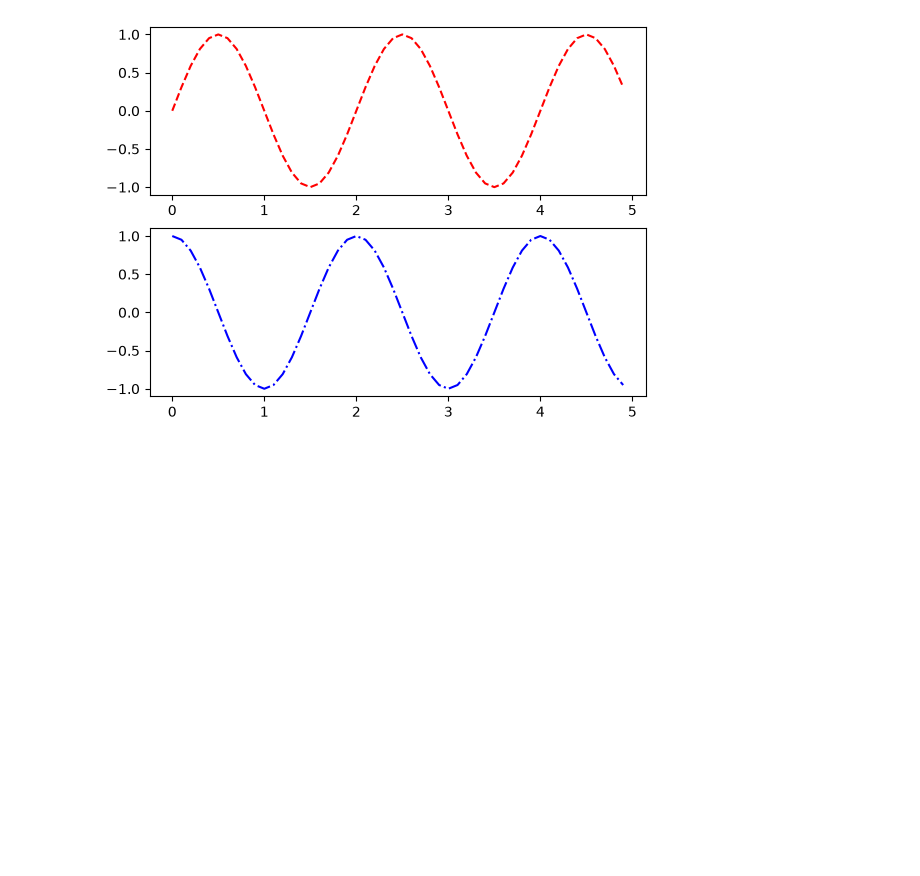
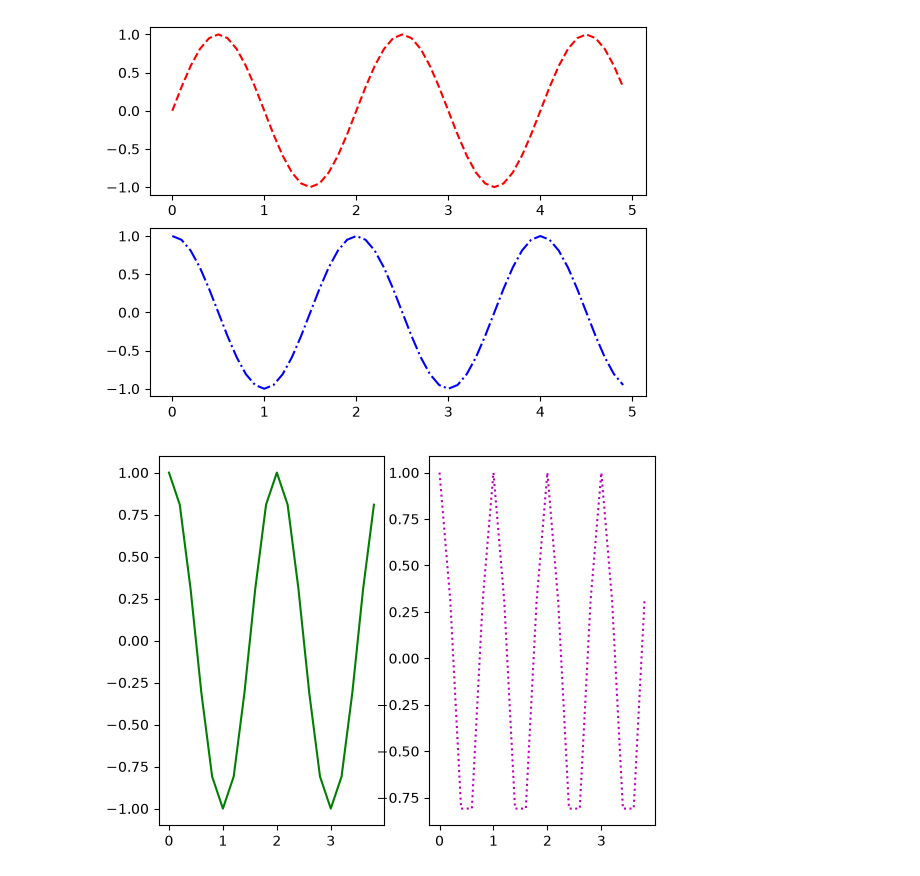
Before and after one commit to roberthsu2003/__2026_05_09_chihlee_python__, a Jupyter notebook: 06_27/lesson1.ipynb, the cells around one changed output. Cells and saved outputs as stored; diff of their text form; code cells hidden in the pictures; blank space fills up the shorter version.

```diff
--- a/06_27/lesson1.ipynb
+++ b/06_27/lesson1.ipynb
@@ -71,0 +92,34 @@ plt.show()
+# %%
+# 步驟 1: 匯入 numpy, 並取別名 np
+import numpy as np
+
+# 步驟 2: 匯入 matplotlib.pyplot, 並取別名 plt
+import matplotlib.pyplot as plt
+
+# 步驟 3: 用 np.arange() 產生 0 到 4(不含 4)、間隔 0.2 的陣列, 存入 x
+x = np.arange(0, 4, 0.2)
+
+# 步驟 4: 計算 y1 = cos(pi * x)(用 np.cos 與 np.pi)
+y1 = np.cos(np.pi * x)
+
+# 步驟 5: 計算 y2 = cos(2 * pi * x)
+y2 = np.cos(2 * np.pi * x)
+
+# 步驟 6: 用 subplot 把版面切成 1 列 2 欄, 選第 1 格(左圖)
+plt.subplot(1, 2, 1)
+
+# 步驟 7: 畫出 x 與 y1, 使用綠色實線
+# 'g-' 代表 green（綠色）和 solid line（實線）
+plt.plot(x, y1, "g-")
+
+# 步驟 8: 用 subplot 選第 2 格(右圖)
+plt.subplot(1, 2, 2)
+
+# 步驟 9: 畫出 x 與 y2, 使用洋紅色點線
+# 'm:' 代表 magenta（洋紅色）和 dotted line（點線）
+plt.plot(x, y2, "m:")
+
+# 步驟 10: 顯示圖形
+plt.show()
+# %% [output]
+[figure, added]
```
Also changed, not shown: parts of 1 cell of this notebook, 1 other file.
